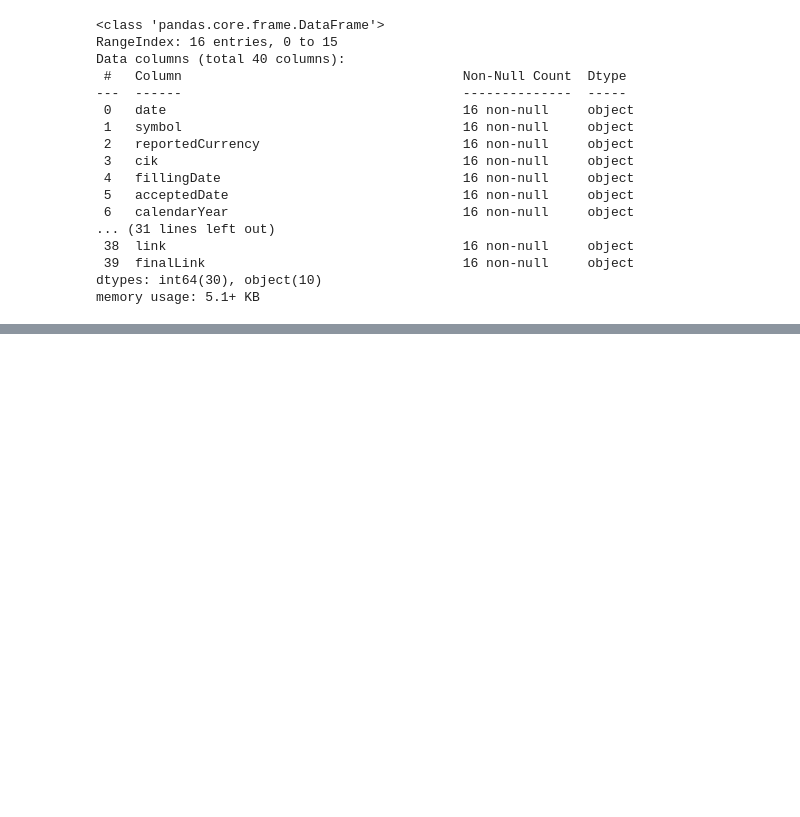
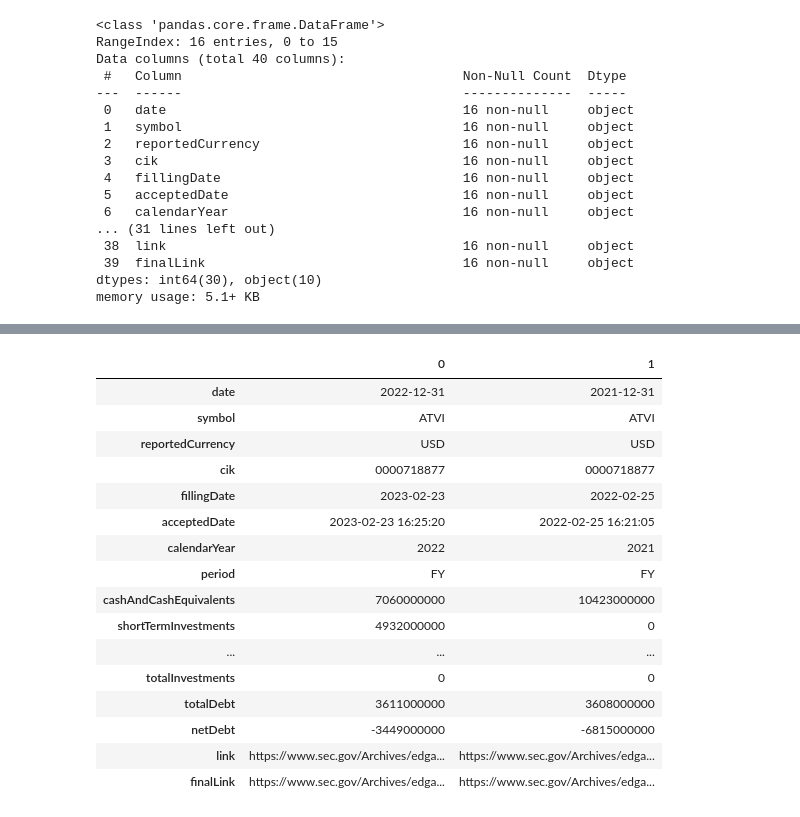
Before and after one commit to mezamateoj/Financial-Analysis, a Jupyter notebook: Fundamental Analysis/test.ipynb, the cells around one changed output, grey strips where cells are left out. Cells and saved outputs as stored; diff of their text form; code cells hidden in the pictures; blank space fills up the shorter version.

```diff
--- a/Fundamental Analysis/test.ipynb
+++ b/Fundamental Analysis/test.ipynb
@@ -70,0 +71,4 @@ tsla_ratios.T
+# %%
+r = requests.get(url=f'https://financialmodelingprep.com/api/v4/price-target-analyst-company?company=ATVIs&apikey={KEY}')
+ratios = r.json()
+ratios
@@ -70,0 +77,9 @@ tsla_ratios.T
+# %%
+def balance_sheet(stock):
+    r = requests.get(url=f"https://financialmodelingprep.com/api/v3/balance-sheet-statement/{stock}?limit=120&apikey={config.KEY}")
+    income = r.json()
+    df = pd.DataFrame.from_dict(income)
+    return df
+
+atvi_balance = balance_sheet('ATVI')
+atvi_balance.iloc[0]
@@ -70,0 +104,20 @@ tsla_ratios.T
+# %%
+atvi_balance.iloc[0:2].T
+# %% [output]
+|  | 0 | 1 |
+| date | 2022-12-31 | 2021-12-31 |
+| symbol | ATVI | ATVI |
+| reportedCurrency | USD | USD |
+| cik | 0000718877 | 0000718877 |
+| fillingDate | 2023-02-23 | 2022-02-25 |
+| acceptedDate | 2023-02-23 16:25:20 | 2022-02-25 16:21:05 |
+| calendarYear | 2022 | 2021 |
+| period | FY | FY |
+| cashAndCashEquivalents | 7060000000 | 10423000000 |
+| shortTermInvestments | 4932000000 | 0 |
+| ... | ... | ... |
+| totalInvestments | 0 | 0 |
+| totalDebt | 3611000000 | 3608000000 |
+| netDebt | -3449000000 | -6815000000 |
+| link | https://www.sec.gov/Archives/edga... | https://www.sec.gov/Archives/edga... |
+| finalLink | https://www.sec.gov/Archives/edga... | https://www.sec.gov/Archives/edga... |
```
Also changed, not shown: parts of 11 cells of this notebook, 2 other files.
